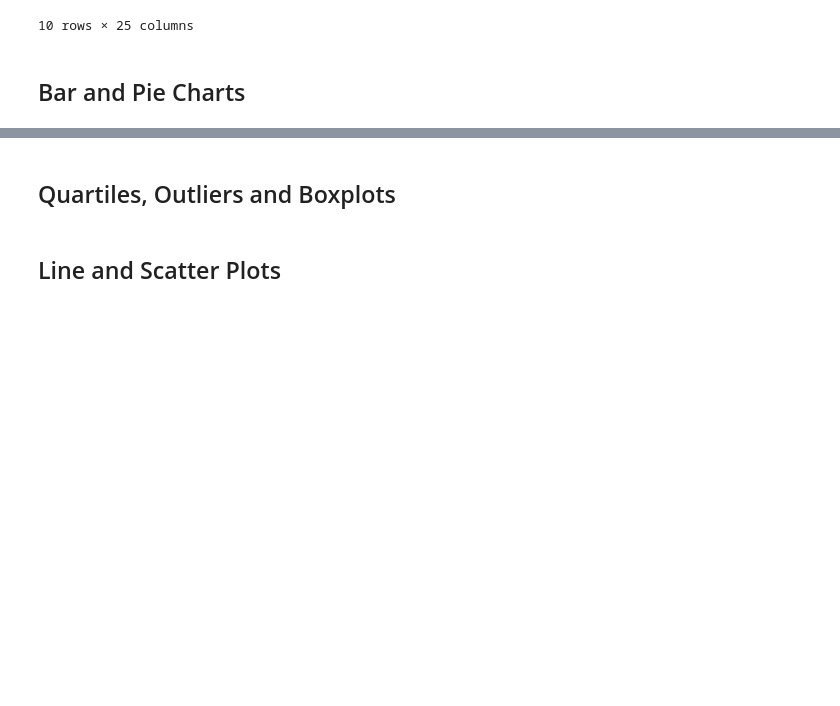
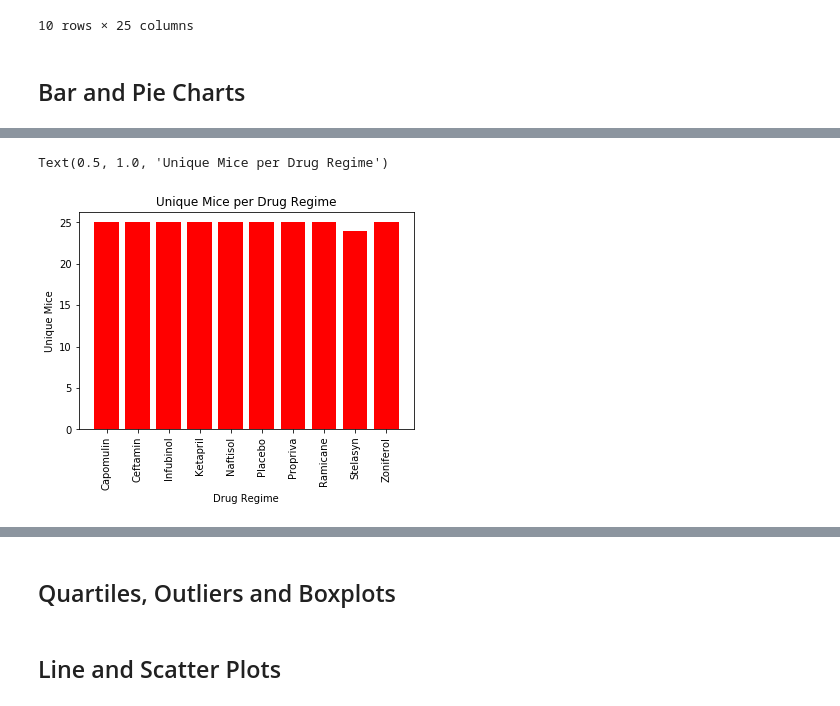
Before and after one commit to BTroolin/matplotlib-challenge, a Jupyter notebook: pymaceuticals.ipynb, the cells around one changed output, grey strips where cells are left out. Drawn from its saved outputs; the diff is of its cells as text; code cells hidden in the pictures; blank space fills up the shorter version.

```diff
--- a/pymaceuticals.ipynb
+++ b/pymaceuticals.ipynb
@@ -144,0 +152,15 @@ TypeError: 'DataFrame' object is not callable
+# %%
+# Generate a bar plot showing the total number of unique mice tested on each drug regimen using pyplot.
+x_axis = np.arange(len(data_points))
+tick_locations = [val for val in x_axis]
+
+# create bar plot
+plt.bar(x_axis, data_points, color="r" )
+plt.xticks(tick_locations, data_points.index.values, rotation="vertical")
+#set labels
+plt.xlabel("Drug Regime")
+plt.ylabel("Unique Mice")
+plt.title("Unique Mice per Drug Regime")
+# %% [output]
+Text(0.5, 1.0, 'Unique Mice per Drug Regime')
+[figure, added]
```
Also changed, not shown: parts of 8 cells of this notebook.
